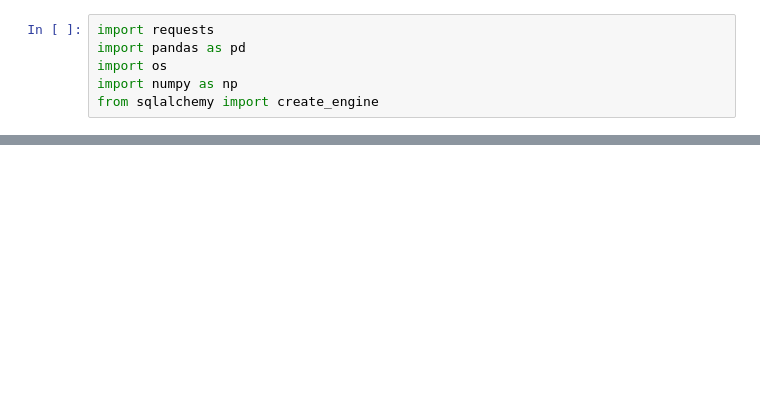
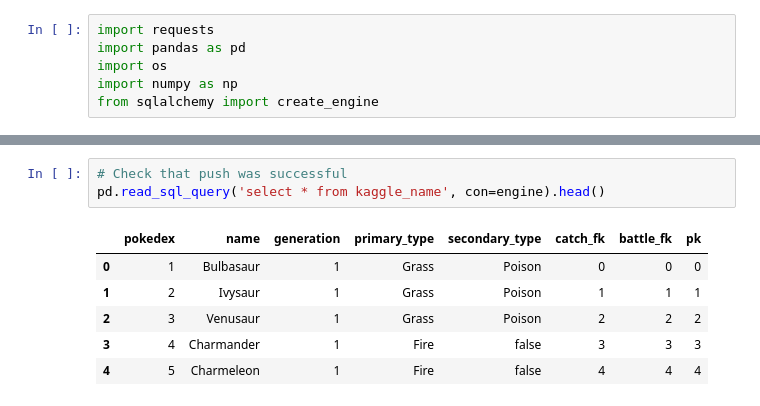
Before and after one commit to NGASHBAUGH/PokemonGo, a Jupyter notebook: PokemonGoKaggle.ipynb, the cells around one changed output, grey strips where cells are left out. Drawn from its saved outputs; the diff is of its cells as text; blank space fills up the shorter version.

```diff
--- a/PokemonGoKaggle.ipynb
+++ b/PokemonGoKaggle.ipynb
@@ -208,0 +221,10 @@ pd.read_sql_query('select * from kaggle_battle', con=engine).head()
+# %%
+# Check that push was successful
+pd.read_sql_query('select * from kaggle_name', con=engine).head()
+# %% [output]
+|  | pokedex | name | generation | primary_type | secondary_type | catch_fk | battle_fk | pk |
+| 0 | 1 | Bulbasaur | 1 | Grass | Poison | 0 | 0 | 0 |
+| 1 | 2 | Ivysaur | 1 | Grass | Poison | 1 | 1 | 1 |
+| 2 | 3 | Venusaur | 1 | Grass | Poison | 2 | 2 | 2 |
+| 3 | 4 | Charmander | 1 | Fire | false | 3 | 3 | 3 |
+| 4 | 5 | Charmeleon | 1 | Fire | false | 4 | 4 | 4 |
```
Also changed, not shown: parts of 40 cells of this notebook, 1 other file.
